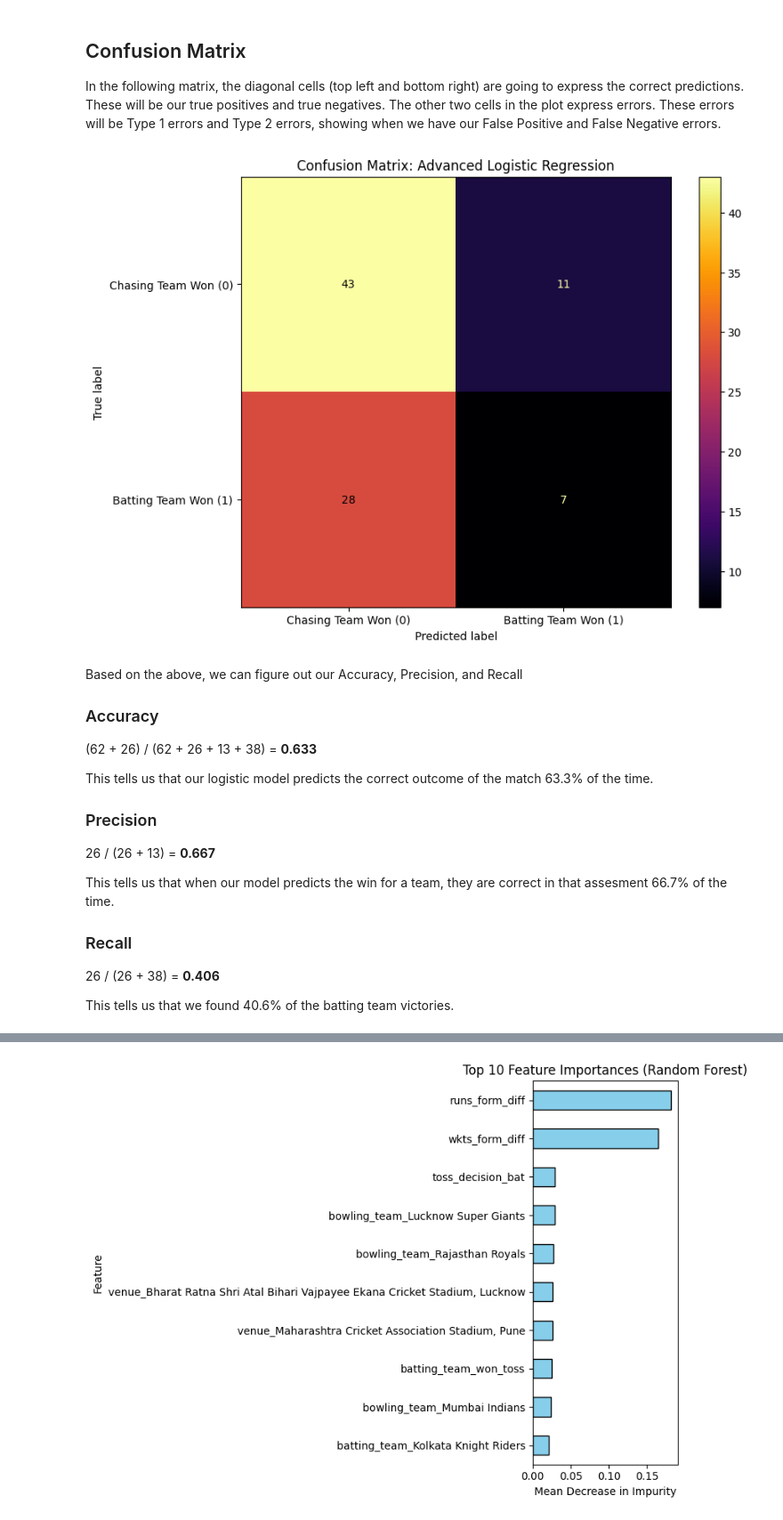
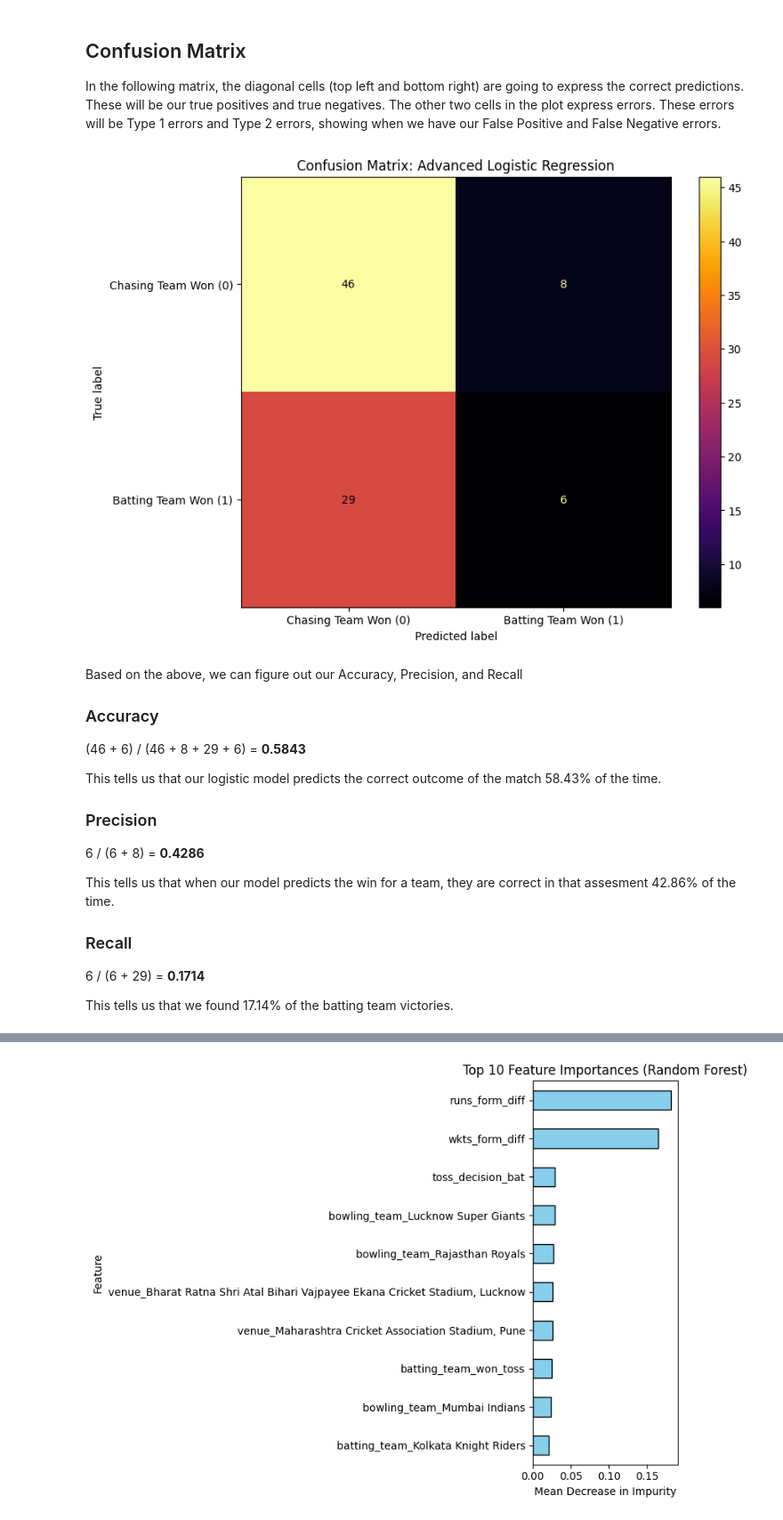
Before and after one commit to Sceptus/cmsc320-ipl-predictor, a Jupyter notebook: final-tutorial.ipynb, the cells around one changed output, grey strips where cells are left out. Shown at 89% size. Saved outputs shown, nothing was run; the diff lists cells and outputs as text; code cells hidden in the pictures.

Commit message:
Visualization re-finished w/ index changes too

```diff
--- a/final-tutorial.ipynb
+++ b/final-tutorial.ipynb
@@ -633,44 +633,44 @@ In the following matrix, the diagonal cells (top left and bottom right) are goin
 # %%
 from sklearn.metrics import confusion_matrix, ConfusionMatrixDisplay
 
-# Our best model from Primary Analysis was logistic regression, so we'll predict using that
-y_pred_log_adv = log_reg_adv.predict(X_test_adv)
+# Our best model from Primary Analysis was the random forest method, so we'll predict using that
+y_pred_rf_adv = rf_clf_adv.predict(X_test_adv)
 
 # Confusion matrix computation from scikit-learn
-cm = confusion_matrix(y_test_adv, y_pred_log_adv)
+cm = confusion_matrix(y_test_adv, y_pred_rf_adv)
 
 # Plotting using matplotlib through scikit-learn's display method
 fig, ax = plt.subplots(figsize=(9, 7))
 disp = ConfusionMatrixDisplay(confusion_matrix=cm,
                               display_labels=['Chasing Team Won (0)', 'Batting Team Won (1)'])
 
 # Plot, topological heat map colors for vibes
 disp.plot(ax=ax, cmap=plt.cm.inferno, values_format='d')
 
 plt.title('Confusion Matrix: Advanced Logistic Regression')
 plt.show()
 # %% [output]
-[figure, old version]
+[figure, new version]
 # %% [markdown]
 Based on the above, we can figure out our Accuracy, Precision, and Recall
 
 ### Accuracy
 
-(62 + 26) / (62 + 26 + 13 + 38) = **0.633**
+(46 + 6) / (46 + 8 + 29 + 6) = **0.5843**
 
-This tells us that our logistic model predicts the correct outcome of the match 63.3% of the time.
+This tells us that our logistic model predicts the correct outcome of the match 58.43% of the time.
 
 ### Precision
 
-26 / (26 + 13) = **0.667**
+6 / (6 + 8) = **0.4286**
 
-This tells us that when our model predicts the win for a team, they are correct in that assesment 66.7% of the time.
+This tells us that when our model predicts the win for a team, they are correct in that assesment 42.86% of the time.
 
 ### Recall
 
-26 / (26 + 38) = **0.406**
+6 / (6 + 29) = **0.1714**
 
-This tells us that we found 40.6% of the batting team victories.
+This tells us that we found 17.14% of the batting team victories.
 # %% [markdown]
 ## Feature Importance
 
```
Also changed, not shown: parts of 5 cells of this notebook, 1 other file.
